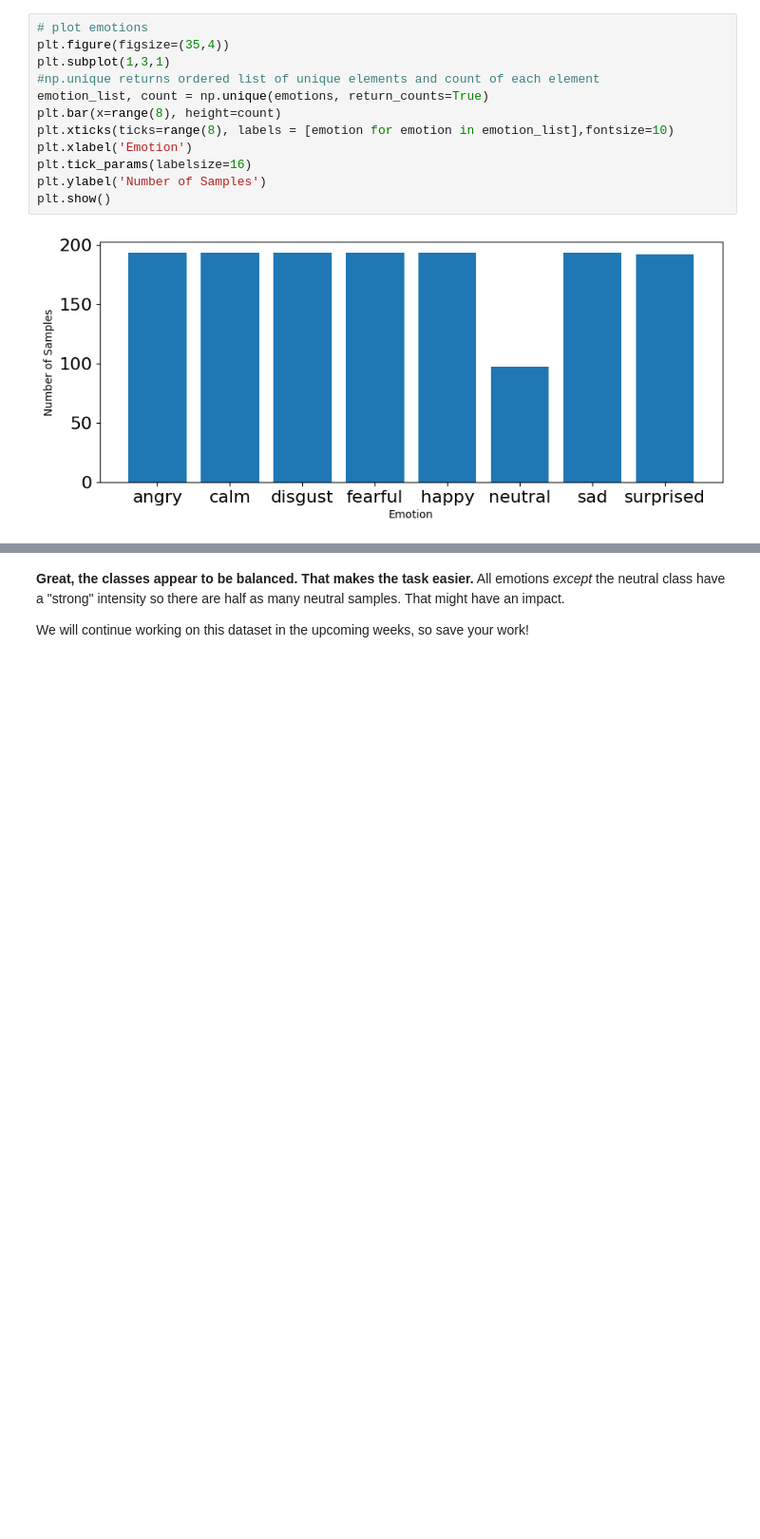
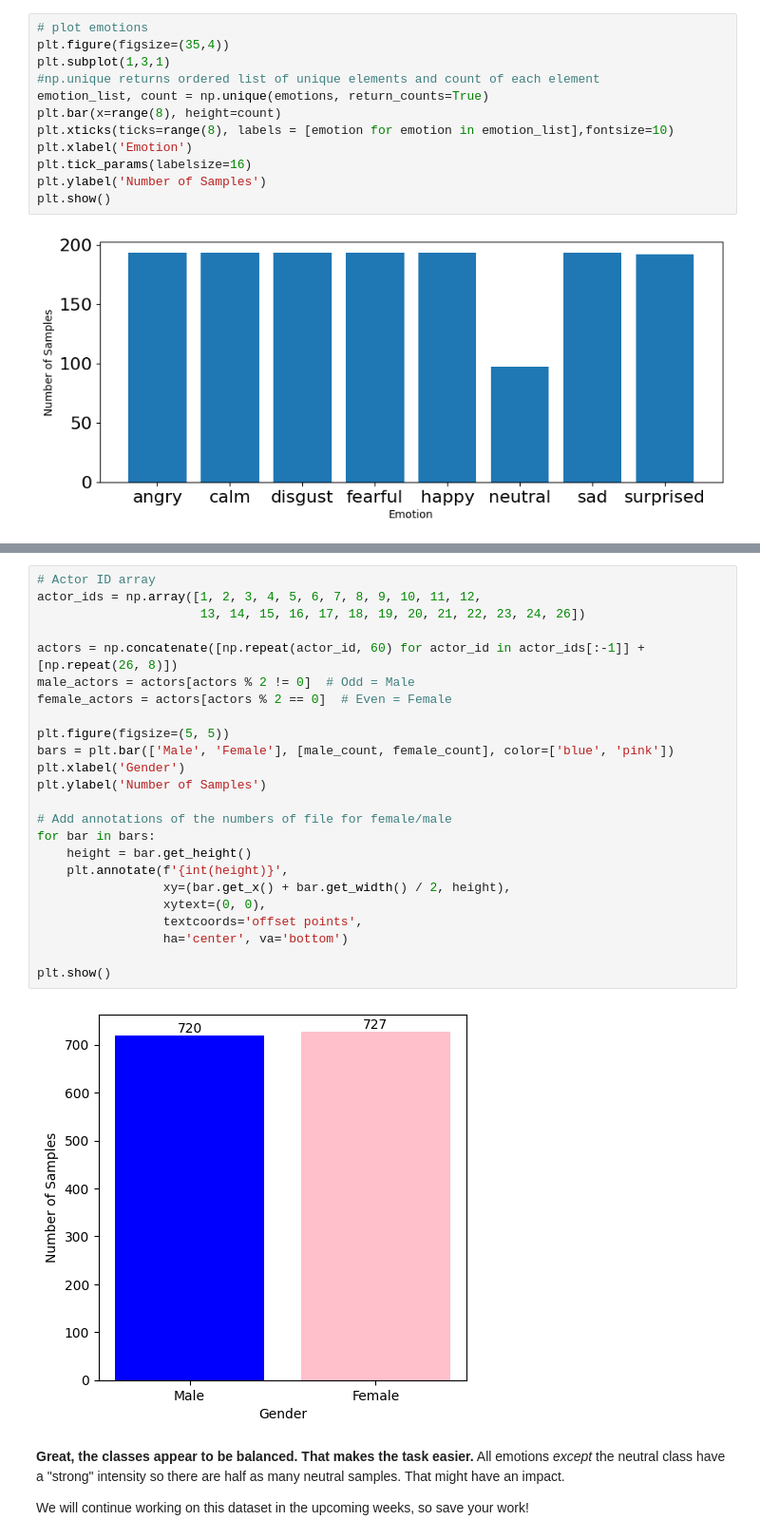
Before and after one commit to Jennashinm/Week2_DataPreprocessing, a Jupyter notebook: Week 2.ipynb, the cells around one changed output, grey strips where cells are left out. Shown at 95% size. Drawn from its saved outputs; the diff is of its cells as text; blank space fills up the shorter version.

```diff
--- a/Week 2.ipynb
+++ b/Week 2.ipynb
@@ -740,3 +747,29 @@ plt.show()
+# %%
+# Actor ID array
+actor_ids = np.array([1, 2, 3, 4, 5, 6, 7, 8, 9, 10, 11, 12,
+                      13, 14, 15, 16, 17, 18, 19, 20, 21, 22, 23, 24, 26])
+
+actors = np.concatenate([np.repeat(actor_id, 60) for actor_id in actor_ids[:-1]] + [np.repeat(26, 8)])
+male_actors = actors[actors % 2 != 0]  # Odd = Male
+female_actors = actors[actors % 2 == 0]  # Even = Female
+
+plt.figure(figsize=(5, 5))
+bars = plt.bar(['Male', 'Female'], [male_count, female_count], color=['blue', 'pink'])
+plt.xlabel('Gender')
+plt.ylabel('Number of Samples')
+
+# Add annotations of the numbers of file for female/male
+for bar in bars:
+    height = bar.get_height()
+    plt.annotate(f'{int(height)}',
+                 xy=(bar.get_x() + bar.get_width() / 2, height),
+                 xytext=(0, 0),
+                 textcoords='offset points',
+                 ha='center', va='bottom')
+
+plt.show()
+# %% [output]
+[figure, added]
 # %% [markdown]
 **Great, the classes appear to be balanced. That makes the task easier.** All emotions _except_ the neutral class have a "strong" intensity so there are half as many neutral samples. That might have an impact.
 
```
Also changed, not shown: parts of 1 cell of this notebook.
